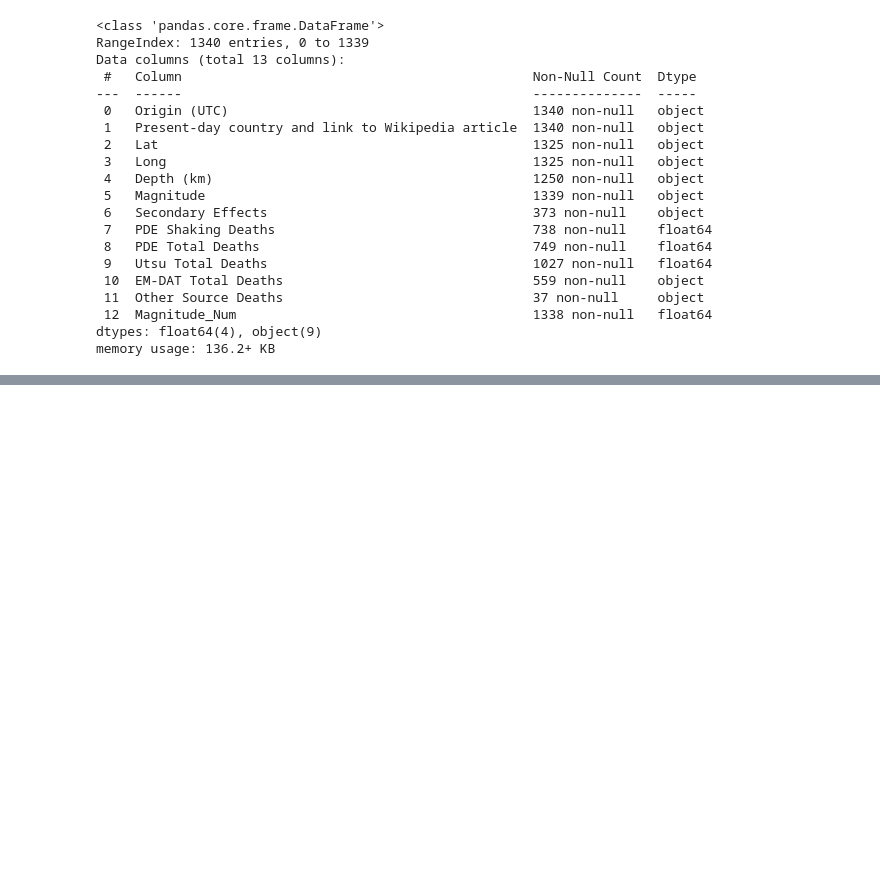
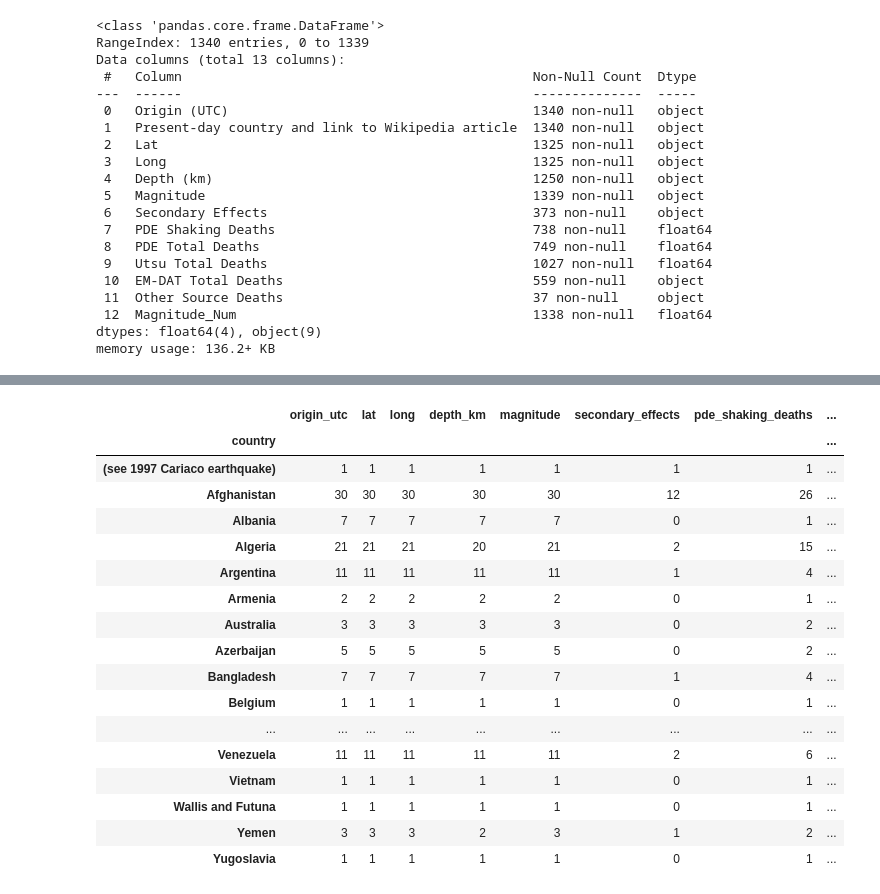
Before and after one commit to ocnrandolph/TNEG_Earthquakes, a Jupyter notebook: notebooks/dq3-TNEG-ONR-cleaning.ipynb, the cells around one changed output, grey strips where cells are left out. Cells and saved outputs as stored; diff of their text form; code cells hidden in the pictures; blank space fills up the shorter version.

```diff
--- a/notebooks/dq3-TNEG-ONR-cleaning.ipynb
+++ b/notebooks/dq3-TNEG-ONR-cleaning.ipynb
@@ -100,0 +137,22 @@ memory usage: 136.2+ KB
+# %%
+# see # of entries for each country
+earthquakes.groupby('country').count()
+# %% [output]
+|  | origin_utc | lat | long | depth_km | magnitude | secondary_effects | pde_shaking_deaths | ... |
+| country |  |  |  |  |  |  |  | ... |
+| (see 1997 Cariaco earthquake) | 1 | 1 | 1 | 1 | 1 | 1 | 1 | ... |
+| Afghanistan | 30 | 30 | 30 | 30 | 30 | 12 | 26 | ... |
+| Albania | 7 | 7 | 7 | 7 | 7 | 0 | 1 | ... |
+| Algeria | 21 | 21 | 21 | 20 | 21 | 2 | 15 | ... |
+| Argentina | 11 | 11 | 11 | 11 | 11 | 1 | 4 | ... |
+| Armenia | 2 | 2 | 2 | 2 | 2 | 0 | 1 | ... |
+| Australia | 3 | 3 | 3 | 3 | 3 | 0 | 2 | ... |
+| Azerbaijan | 5 | 5 | 5 | 5 | 5 | 0 | 2 | ... |
+| Bangladesh | 7 | 7 | 7 | 7 | 7 | 1 | 4 | ... |
+| Belgium | 1 | 1 | 1 | 1 | 1 | 0 | 1 | ... |
+| ... | ... | ... | ... | ... | ... | ... | ... | ... |
+| Venezuela | 11 | 11 | 11 | 11 | 11 | 2 | 6 | ... |
+| Vietnam | 1 | 1 | 1 | 1 | 1 | 0 | 1 | ... |
+| Wallis and Futuna | 1 | 1 | 1 | 1 | 1 | 0 | 1 | ... |
+| Yemen | 3 | 3 | 3 | 2 | 3 | 1 | 2 | ... |
+| Yugoslavia | 1 | 1 | 1 | 1 | 1 | 0 | 1 | ... |
```
Also changed, not shown: parts of 7 cells of this notebook, 1 other file.
